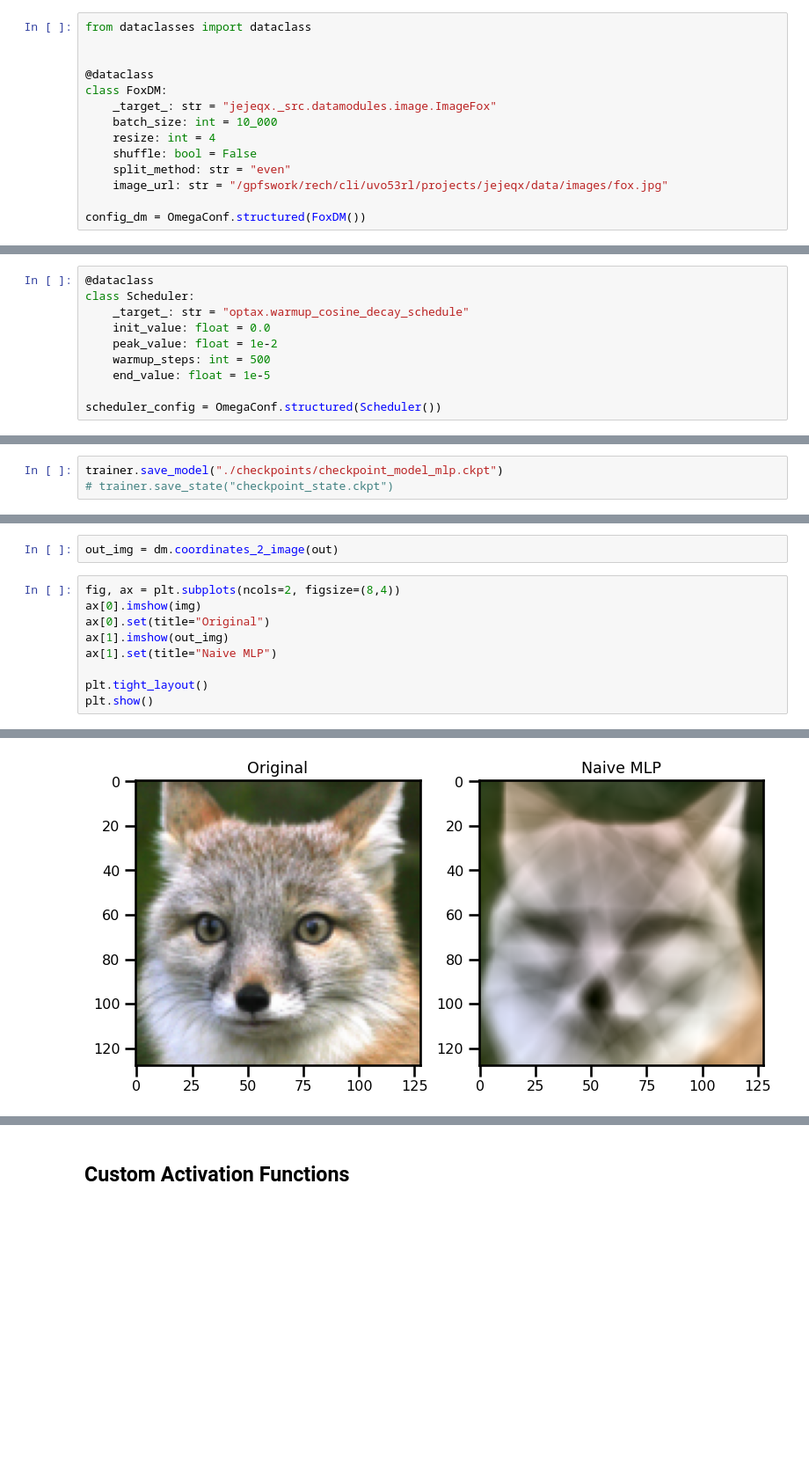
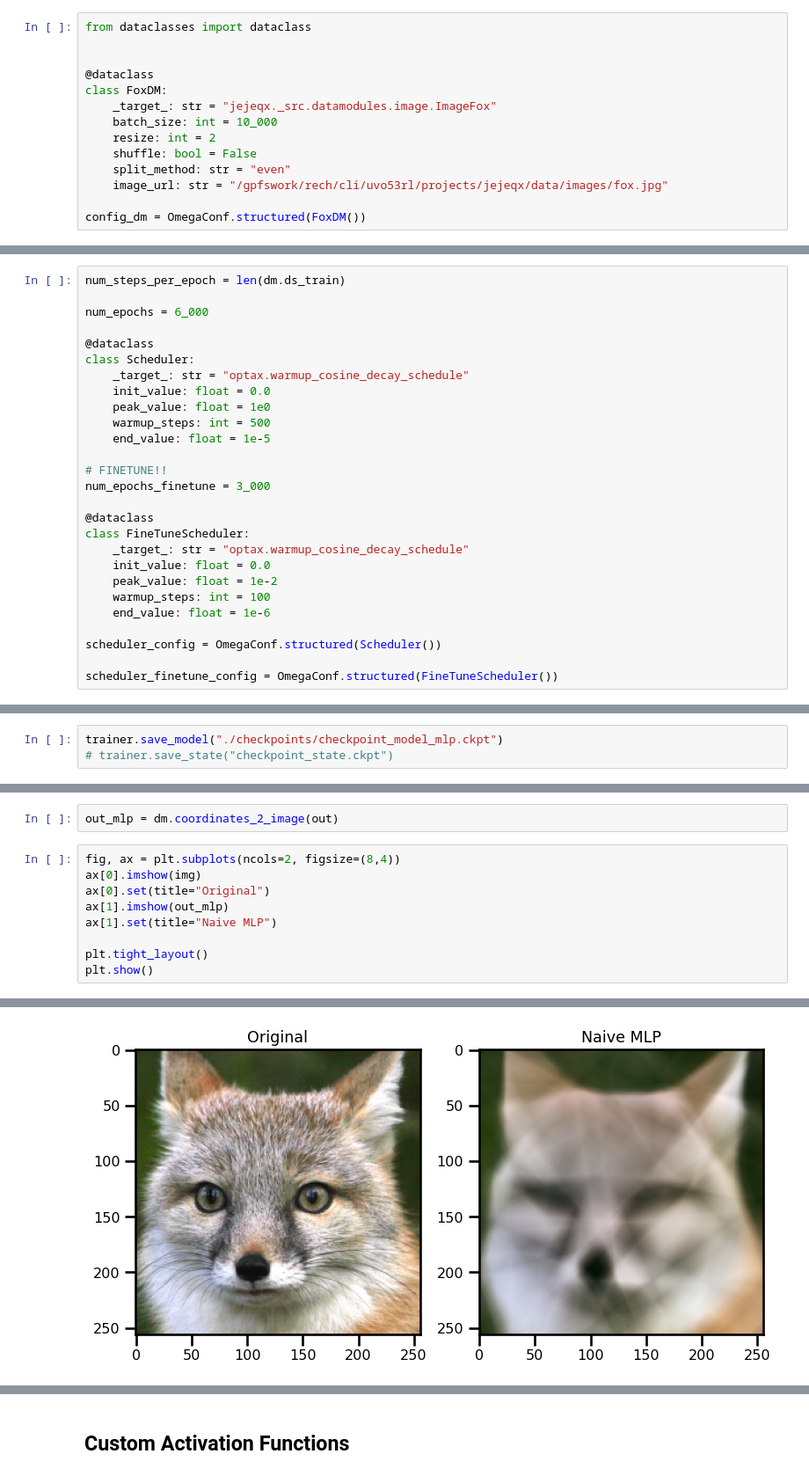
Before and after one commit to jejjohnson/jejeqx, a Jupyter notebook: notebooks/dev/nerfs/1.1_naive_nerfs.ipynb, the cells around one changed output, grey strips where cells are left out. Shown at 88% size. Drawn from its saved outputs; the diff is of its cells as text; blank space fills up the shorter version.

```diff
--- a/notebooks/dev/nerfs/1.1_naive_nerfs.ipynb
+++ b/notebooks/dev/nerfs/1.1_naive_nerfs.ipynb
@@ -77,7 +81,7 @@ from dataclasses import dataclass
 class FoxDM:
     _target_: str = "jejeqx._src.datamodules.image.ImageFox"
     batch_size: int = 10_000
-    resize: int = 4
+    resize: int = 2
     shuffle: bool = False
     split_method: str = "even"
     image_url: str = "/gpfswork/rech/cli/uvo53rl/projects/jejeqx/data/images/fox.jpg"
@@ -273,13 +277,30 @@ We will use a simple learning rate scheduler - `reduce_lr_on_plateau`. This will
 
 This is a rather crude (but effective) method but it tends to work well in some situations. A better method might be the `cosine_annealing` method or the `exponential_decay` method. See other [examples](https://www.kaggle.com/code/snnclsr/learning-rate-schedulers/).
 # %%
+num_steps_per_epoch = len(dm.ds_train)
+
+num_epochs = 6_000
+
 @dataclass
 class Scheduler:
     _target_: str = "optax.warmup_cosine_decay_schedule"
     init_value: float = 0.0
-    peak_value: float = 1e-2
+    peak_value: float = 1e0
     warmup_steps: int = 500
     end_value: float = 1e-5
 
+# FINETUNE!!
+num_epochs_finetune = 3_000
+
+@dataclass
+class FineTuneScheduler:
+    _target_: str = "optax.warmup_cosine_decay_schedule"
+    init_value: float = 0.0
+    peak_value: float = 1e-2
+    warmup_steps: int = 100
+    end_value: float = 1e-6
+
 scheduler_config = OmegaConf.structured(Scheduler())
+
+scheduler_finetune_config = OmegaConf.structured(FineTuneScheduler())
 # %%
@@ -388,14 +424,14 @@ metrics
 # %%
-out_img = dm.coordinates_2_image(out)
+out_mlp = dm.coordinates_2_image(out)
 # %%
 fig, ax = plt.subplots(ncols=2, figsize=(8,4))
 ax[0].imshow(img)
 ax[0].set(title="Original")
-ax[1].imshow(out_img)
+ax[1].imshow(out_mlp)
 ax[1].set(title="Naive MLP")
 
 plt.tight_layout()
 plt.show()
 # %% [output]
 Clipping input data to the valid range for imshow with RGB data ([0..1] for floats or [0..255] for integers).
-[figure, old version]
+[figure, new version]
```
Also changed, not shown: parts of 25 cells of this notebook, 7 other files.
